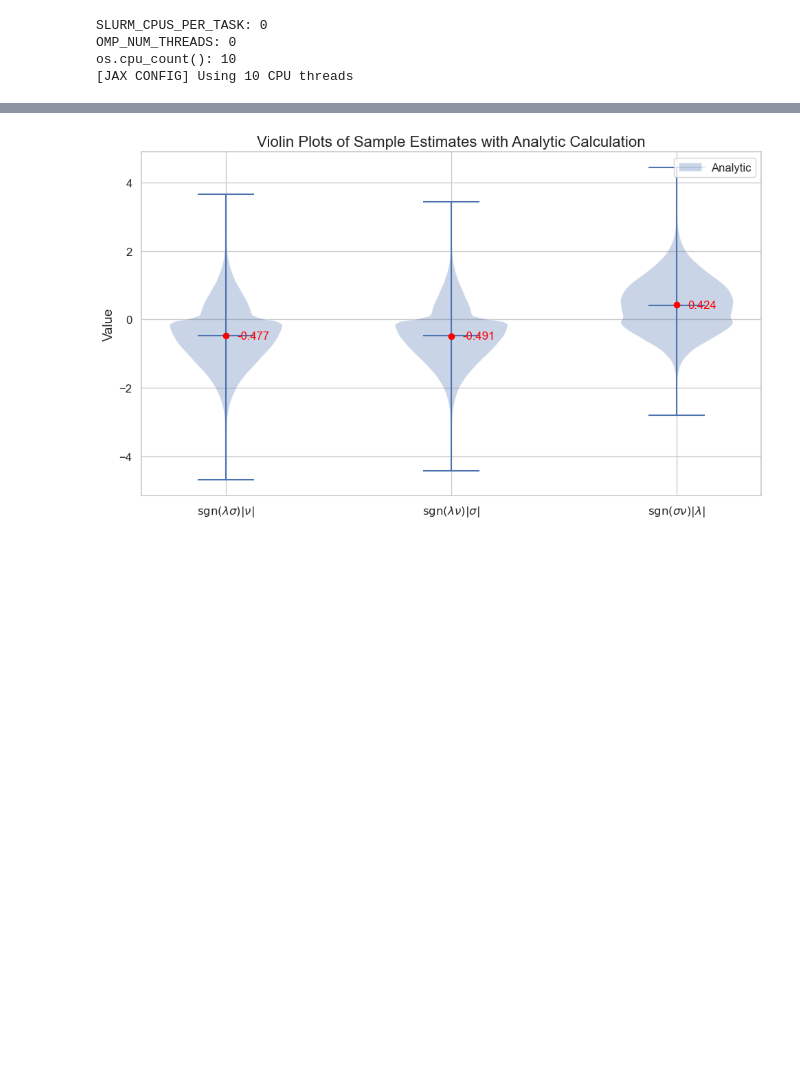
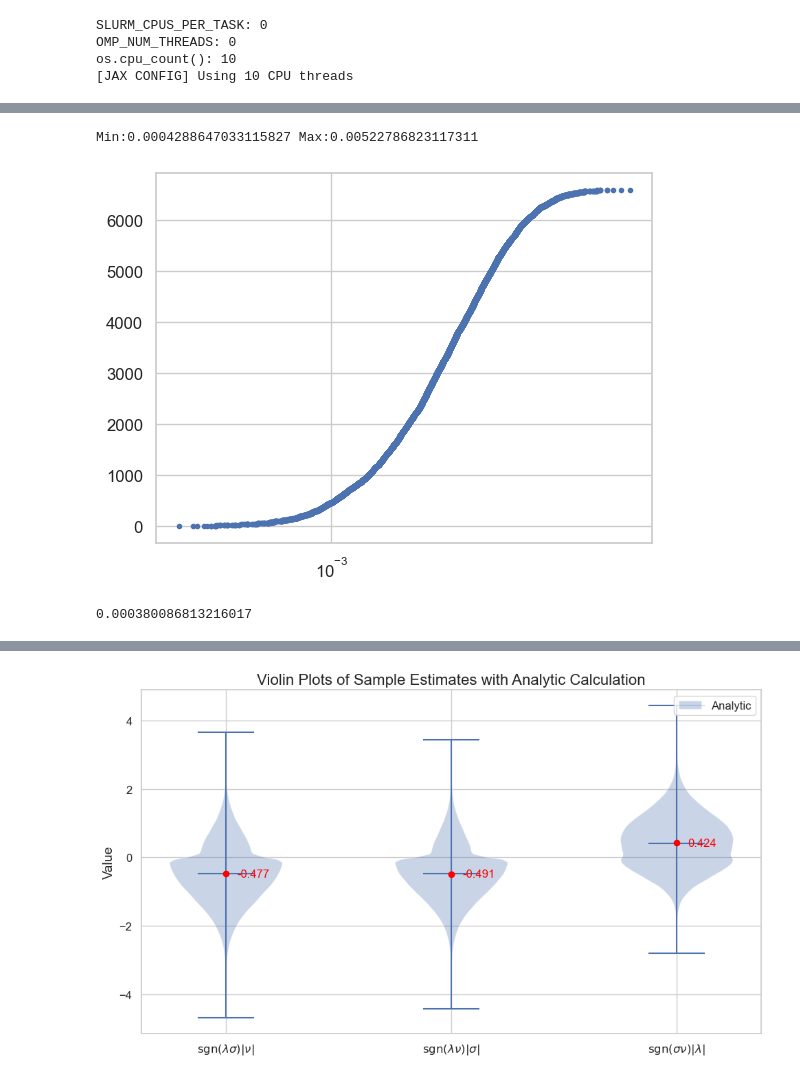
Before and after one commit to nishp99/Collective-learning-, a Jupyter notebook: test_expectations.ipynb, the cells around one changed output, grey strips where cells are left out. Saved outputs shown, nothing was run; the diff lists cells and outputs as text; code cells hidden in the pictures; blank space fills up the shorter version.

```diff
--- a/test_expectations.ipynb
+++ b/test_expectations.ipynb
@@ -67,0 +155,4 @@ def conditional_gaussian(mean, cov, given_index, given_value):
+# %%
+individual_1 = Individual_ALL(y_1, y_t)
+individual_2 = Individual_ALL(y_2, y_t)
+collaborative = Collaborative_ALL(y_1, y_2, y_t)
@@ -67,0 +330,12 @@ def conditional_gaussian(mean, cov, given_index, given_value):
+# %%
+vals= [val.item() for val in sorted(Q_1_emp) if val.item()>0];
+plt.semilogx(vals, np.arange(len(vals)), marker='.', linestyle='none');
+# plt.ylim(340000,400000)
+print(f"Min:{min(vals)}", f"Max:{max(vals)}")
+# %% [output]
+Min:0.0004288647033115827 Max:0.00522786823117311
+[figure, added]
+# %%
+min([val.item() for val in sorted(Q_1_emp) if val.item()>0])
+# %% [output]
+0.000380086813216017
```
Also changed, not shown: parts of 30 cells of this notebook.
